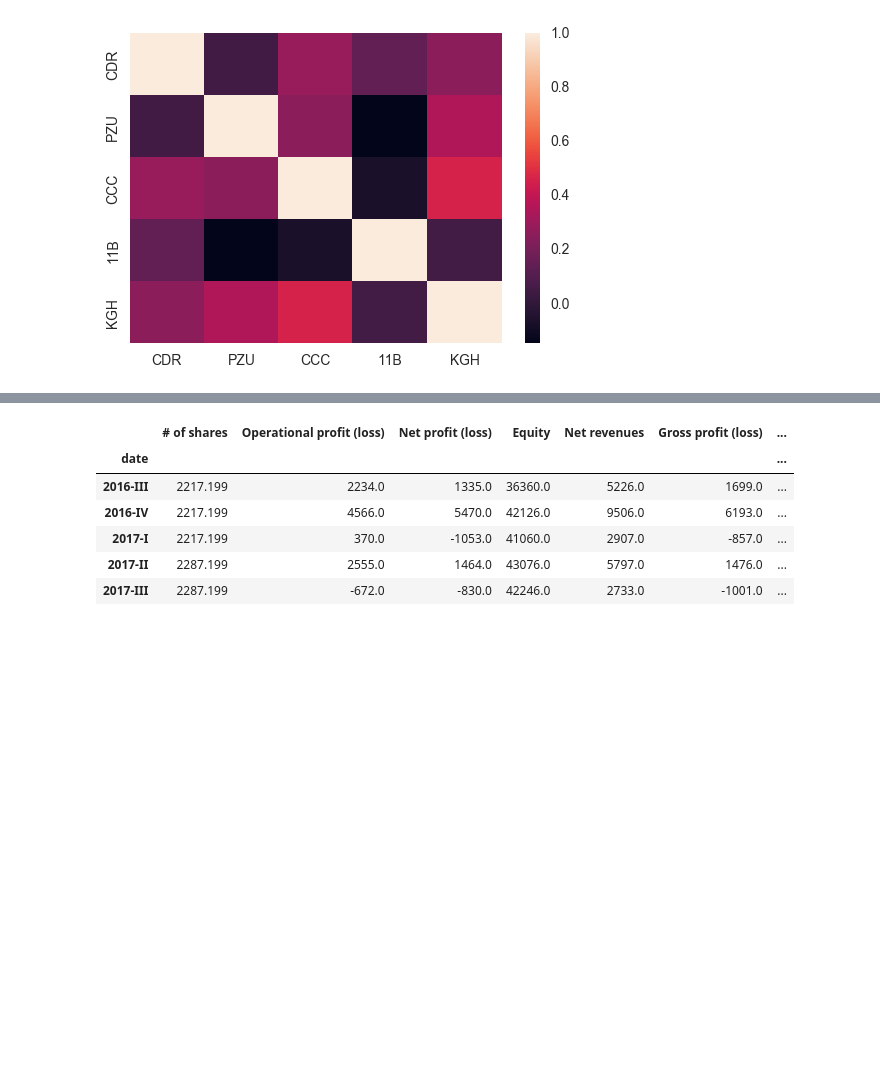
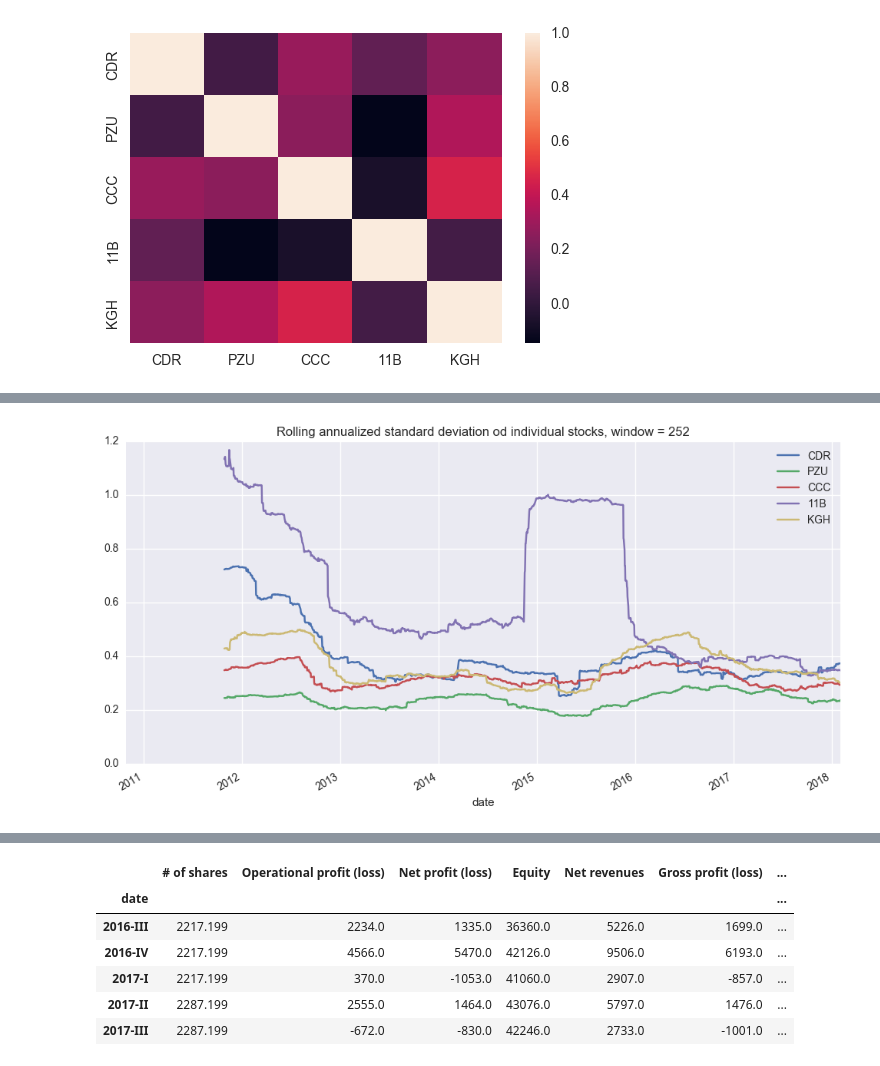
Before and after one commit to dan-was/Portfolio_Management, a Jupyter notebook: Tools presentation.ipynb, the cells around one changed output, grey strips where cells are left out. Saved outputs shown, nothing was run; the diff lists cells and outputs as text; code cells hidden in the pictures; blank space fills up the shorter version.

```diff
--- a/Tools presentation.ipynb
+++ b/Tools presentation.ipynb
@@ -58,0 +63,4 @@ portfolio.summary()
+# %%
+portfolio.plot_indiv_roll_std()
+# %% [output]
+[figure, added]
```
Also changed, not shown: parts of 4 cells of this notebook, 1 other file.
